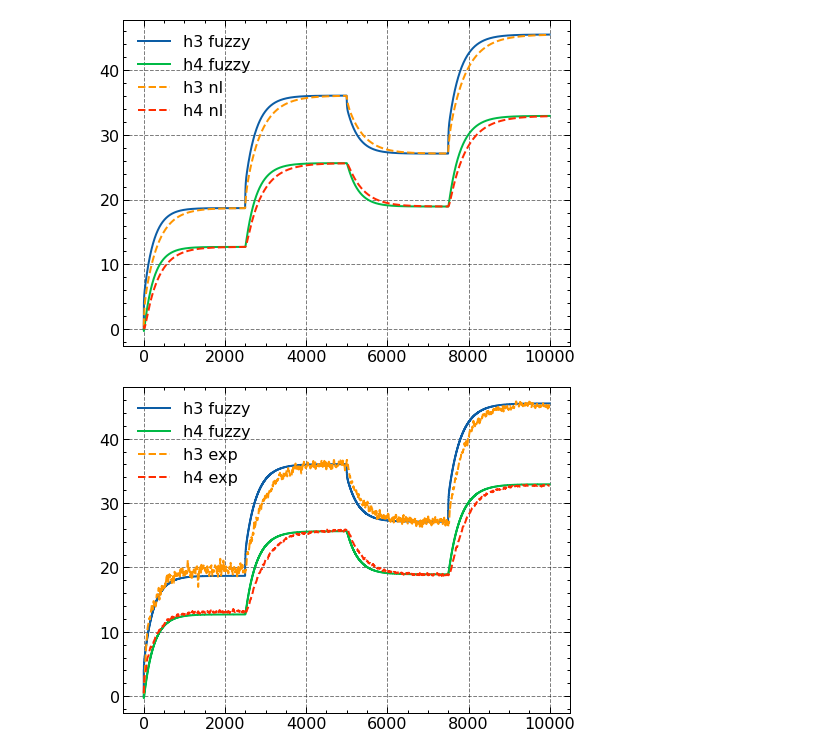
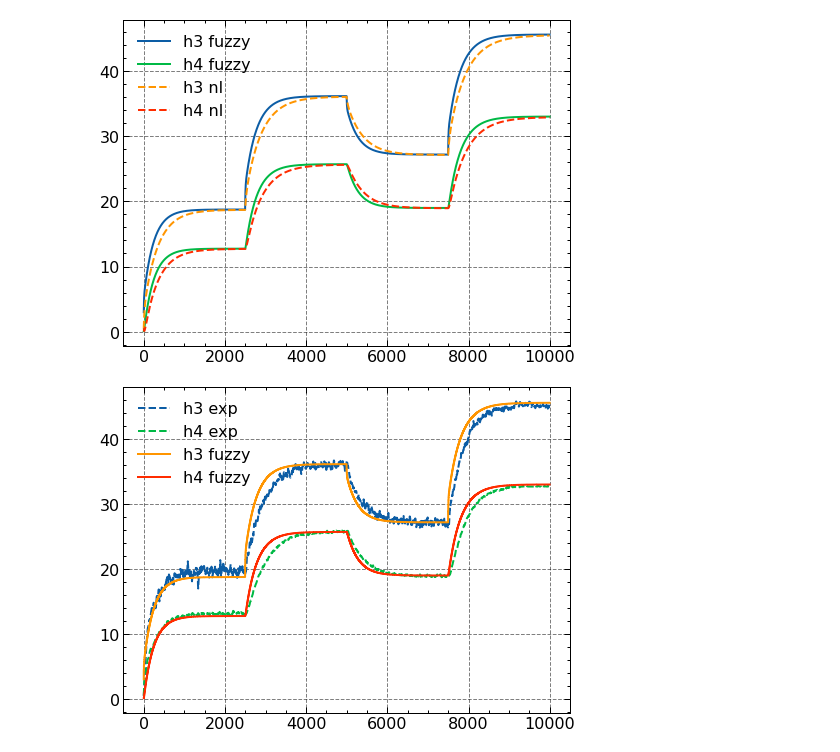
Before and after one commit to miguellrodrigues/ic_tanques, a Jupyter notebook: notebooks/discrete/sim_fuzzy_discrete.ipynb, the cells around one changed output. Saved outputs shown, nothing was run; the diff lists cells and outputs as text; code cells hidden in the pictures.

```diff
--- a/notebooks/discrete/sim_fuzzy_discrete.ipynb
+++ b/notebooks/discrete/sim_fuzzy_discrete.ipynb
@@ -55,8 +55,8 @@ pertinence_functions = np.array([
 h1_t = np.zeros(iterations)
 h2_t = np.zeros(iterations)
 
-h1_0 = 0
-h2_0 = 1e-3
+h1_0 = 3
+h2_0 = .1
 
 h1_t[0] = h1_0
 h2_t[0] = h2_0
@@ -69,12 +69,18 @@ n = 8
 A_matrices = [np.load(f'./data/vertices/A_{i}.npy') for i in range(n)]
 B_matrices = [np.load(f'./data/vertices/B_{i}.npy') for i in range(n)]
 
-u = np.zeros(iterations)
+u = np.empty(iterations)
 
-u[:int(2500 / Ts)] = 25
-u[int(2500 / Ts):int(5000 / Ts)] = 35
-u[int(5000 / Ts):int(7500 / Ts)] = 30
-u[int(7500 / Ts):int(10000 / Ts)] = 40
+degs = np.array([
+    25, 35, 30, 40
+])
+
+frac = int(iterations/4)
+
+u[:frac] = degs[0]
+u[frac:frac*2] = degs[1]
+u[frac*2:frac*3] = degs[2]
+u[frac*3:] = degs[3]
 
 
 def R_34(diff):
@@ -93,6 +99,9 @@ for i in range(1, iterations):
     ])
 
     diff = h1 - h2
+
+    if diff < 2.5:
+        continue
 
     R34 = 0.73835215*R_34(diff)
     qout = 1.39518809*q_out(h2)
@@ -138,8 +147,8 @@ plt.figure(1)
 plt.plot(time, h1_t, '-', label='h3 fuzzy')
 plt.plot(time, h2_t, '-', label='h4 fuzzy')
 
-plt.plot(time, h1_nl, '--', label='h3 nl')
-plt.plot(time, h2_nl, '--', label='h4 nl')
+plt.plot(np.arange(0, 10000, 4), h1_nl, '--', label='h3 nl')
+plt.plot(np.arange(0, 10000, 4), h2_nl, '--', label='h4 nl')
 
 plt.legend()
 plt.savefig('./fuzzy.png', dpi=300)
@@ -147,22 +156,23 @@ plt.savefig('./fuzzy.png', dpi=300)
 # plt.plot(t_exp, h1_exp)
 # plt.plot(t_exp, h2_exp)
 # %% [output]
-[figure, old version]
+[figure, new version]
 # %%
 h1_exp = np.load('./data/h1_exp.npy')[:-1]
 h2_exp = np.load('./data/h2_exp.npy')[:-1]
+t_exp = np.load('./data/exp_t.npy')[:-1]
 # %%
 plt.figure(1)
+plt.plot(t_exp, h1_exp, '--', label='h3 exp')
+plt.plot(t_exp, h2_exp, '--', label='h4 exp')
+
 plt.step(time, h1_t, '-', label='h3 fuzzy')
 plt.step(time, h2_t, '-', label='h4 fuzzy')
-
-plt.plot(time, h1_exp, '--', label='h3 exp')
-plt.plot(time, h2_exp, '--', label='h4 exp')
 
 plt.legend()
 plt.savefig('./fuzzy.png', dpi=300)
 
 # plt.plot(t_exp, h1_exp)
 # plt.plot(t_exp, h2_exp)
 # %% [output]
-[figure, old version]
+[figure, new version]
```
Also changed, not shown: parts of 1 cell of this notebook, 53 other files.
